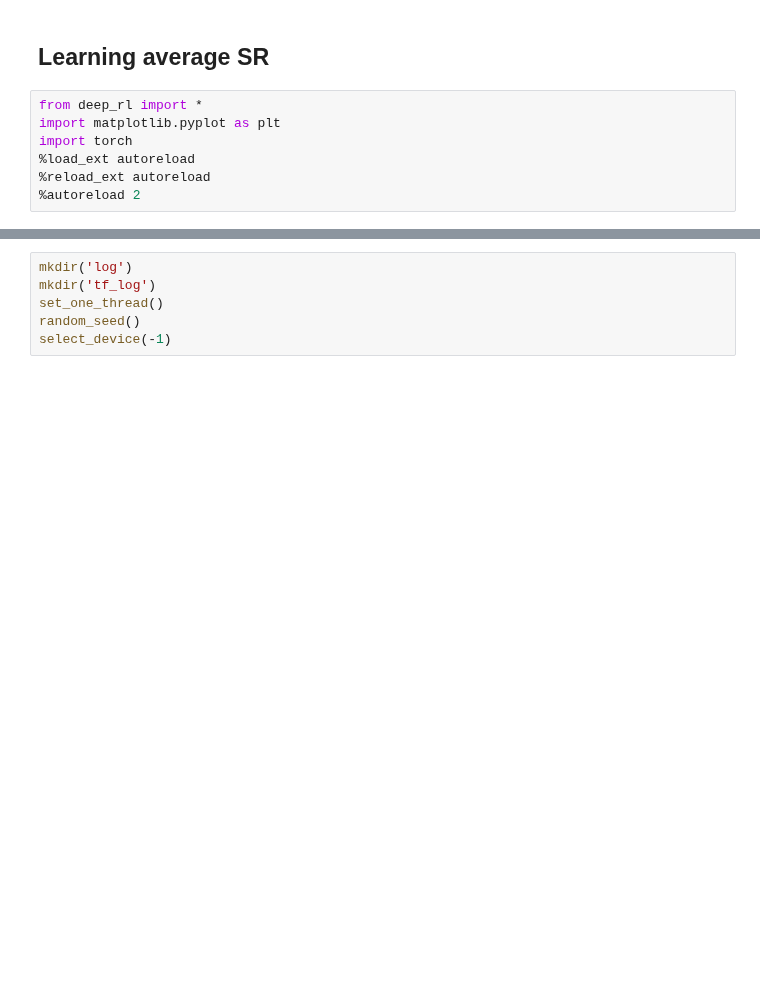
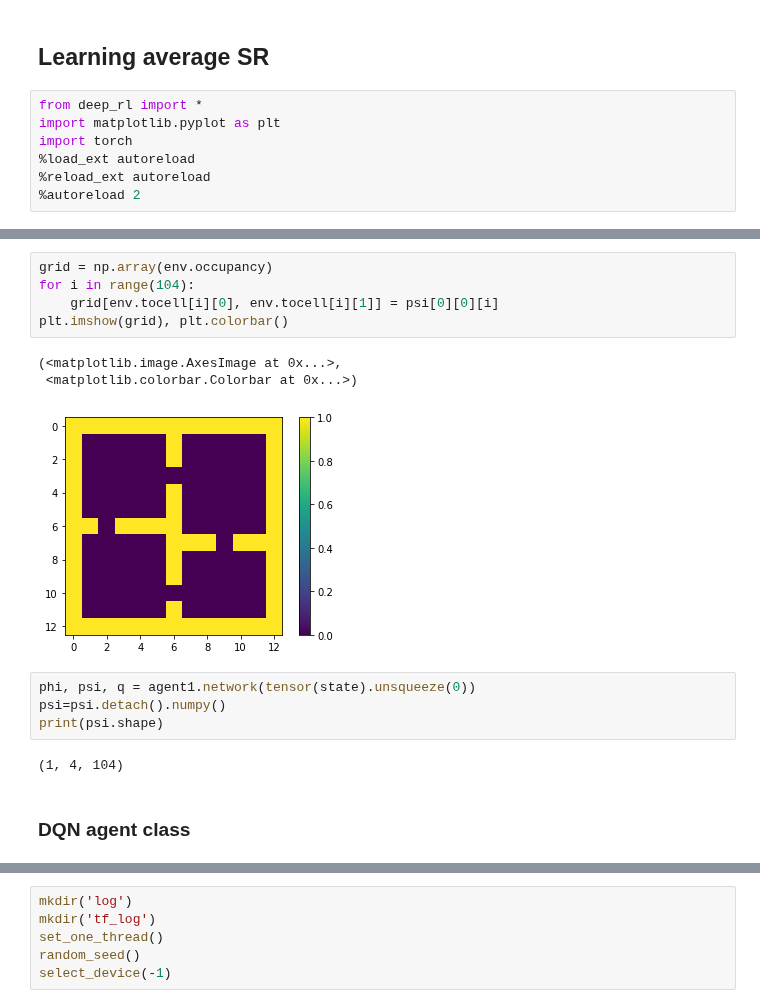
Before and after one commit to psurya1994/successor-feature-representations, a Jupyter notebook: test.ipynb, the cells around one changed output, grey strips where cells are left out. Saved outputs shown, nothing was run; the diff lists cells and outputs as text; blank space fills up the shorter version.

```diff
--- a/test.ipynb
+++ b/test.ipynb
@@ -18,0 +362,17 @@ plt.imshow(env.render())
+# %%
+grid = np.array(env.occupancy)
+for i in range(104):
+    grid[env.tocell[i][0], env.tocell[i][1]] = psi[0][0][i]
+plt.imshow(grid), plt.colorbar()
+# %% [output]
+(<matplotlib.image.AxesImage at 0x...>,
+ <matplotlib.colorbar.Colorbar at 0x...>)
+[figure, added]
+# %%
+phi, psi, q = agent1.network(tensor(state).unsqueeze(0))
+psi=psi.detach().numpy()
+print(psi.shape)
+# %% [output]
+(1, 4, 104)
+# %% [markdown]
+### DQN agent class
```
Also changed, not shown: parts of 29 cells of this notebook.
